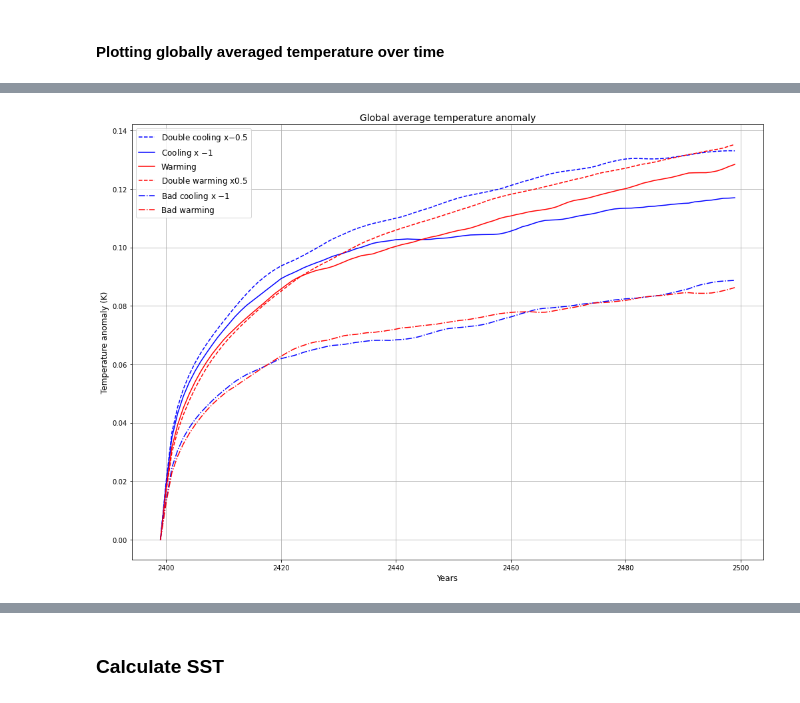
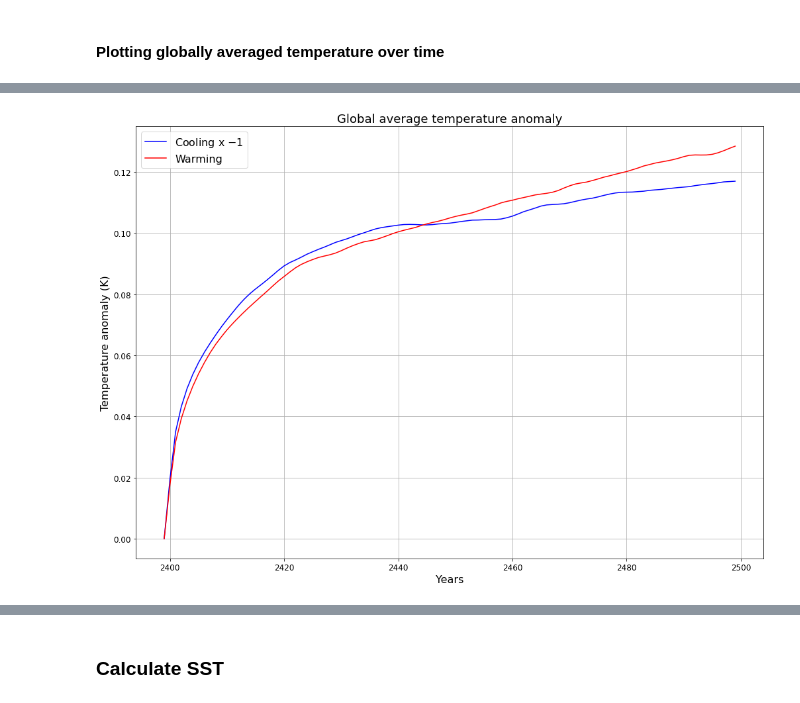
Before and after one commit to mpudig/HonoursThesis, a Jupyter notebook: ocean_heat_abrupt.ipynb, the cells around one changed output, grey strips where cells are left out. Cells and saved outputs as stored; diff of their text form; code cells hidden in the pictures.

```diff
--- a/ocean_heat_abrupt.ipynb
+++ b/ocean_heat_abrupt.ipynb
@@ -108,6 +71,6 @@ temp_coolx1 = cc.querying.getvar(expt, var, session, frequency = frequency).chun
 # %%
-expt = '1deg_jra55_ryf_rcp45cool_x2_spinup500'
-var = 'temp'
-frequency = '1 monthly'
-temp_coolx2 = cc.querying.getvar(expt, var, session, frequency = frequency).chunk(chunks='auto')
+expt = '1deg_jra55_ryf_RCPwarm_humid_x1'
+var = 'temp_global_ave'
+frequency = '1 daily'
+gat_warm = cc.querying.getvar(expt, var, session, frequency = frequency)[:-1].chunk(chunks='auto')
 # %%
@@ -293,4 +86,6 @@ temp_warm_RADonly_ave = (temp_warm_RADonly * dVol).sum(dim = ['xt_ocean', 'yt_oc
 # %%
-temp_cont_ave = temp_cont_ave.load()#.groupby('time.year').mean(dim='time').load()
-temp_step_test1_ave = temp_step_test1_ave.load()#.groupby('time.year').mean(dim='time').load()
-temp_step_test2_ave = temp_step_test2_ave.load()#.groupby('time.year').mean(dim='time').load()
+gat_cont = gat_cont.groupby('time.year').mean(dim='time').load()
+gat_cool = gat_cool.groupby('time.year').mean(dim='time').load()
+gat_warm = gat_warm.groupby('time.year').mean(dim='time').load()
+# gat_cool_x2 = gat_cool_x2.groupby('time.year').mean(dim='time').load()
+# gat_warm_x2 = gat_warm_x2.groupby('time.year').mean(dim='time').load()
@@ -367,33 +114,29 @@ Attributes:
 # %%
 plt.figure(figsize = (17,12))
 
 zero = xr.DataArray(data=[0], dims='year', coords={"year": [2399]})
+coolx1_anom_plot = xr.concat([zero, gat_cool - gat_cont], dim='year')
+warmx1_anom_plot = xr.concat([zero, gat_warm - gat_cont], dim='year')
+ave_anom_plot = xr.concat([zero, 0.5 * (-gat_cool + gat_warm)], dim='year')
+diff_anom_plot = xr.concat([zero, (1 * (gat_cool - gat_cont) + (gat_warm - gat_cont))], dim='year')
+#diff_anom_plot = xr.concat([zero, (1 * (gat_cool - gat_cont) + (gat_warm - gat_cont)) / (0.5 * (gat_cool + gat_warm - 2 * gat_cont)) ], dim='year')
+# coolx2_anom_plot = xr.concat([zero, gat_cool_x2 - gat_cont], dim='year')
+# warmx2_anom_plot = xr.concat([zero, gat_warm_x2 - gat_cont], dim='year')
 
-RCPcool_humid_x1_anom_plot = xr.concat([zero, temp_RCPcool_humid_x1_ave - temp_cont_ave], dim='year')
-RCPcool_humid_x2_anom_plot = xr.concat([zero, temp_RCPcool_humid_x2_ave - temp_cont_ave], dim='year')
-RCPwarm_humid_x1_anom_plot = xr.concat([zero, temp_RCPwarm_humid_x1_ave - temp_cont_ave], dim='year')
-RCPwarm_humid_x2_anom_plot = xr.concat([zero, temp_RCPwarm_humid_x2_ave - temp_cont_ave], dim='year')
+# (- 0.5 * coolx2_anom_plot).plot(label='Double cooling x $-0.5$', color = 'b', linestyle='--')
+(-1 * coolx1_anom_plot).plot(label='Cooling x $-1$', color = 'b')
+warmx1_anom_plot.plot(label='Warming', color = 'r')
+#ave_anom_plot.plot(label='Average anomaly', color = 'k', linestyle='--')
+#diff_anom_plot.plot(label='Difference in anomalies', color = 'k', linestyle='-.')
+# (0.5 * warmx2_anom_plot).plot(label='Double warming x $0.5$', color = 'r', linestyle='--')
 
-coolx1_anom_plot = xr.concat([zero, temp_coolx1_ave - temp_cont_ave], dim='year')
-coolx2_anom_plot = xr.concat([zero, temp_coolx2_ave - temp_cont_ave], dim='year')
-warmx1_anom_plot = xr.concat([zero, temp_warmx1_ave - temp_cont_ave], dim='year')
-warmx2_anom_plot = xr.concat([zero, temp_warmx2_ave - temp_cont_ave], dim='year')
-
-(- 0.5 * RCPcool_humid_x2_anom_plot).plot(label='Double cooling x$-0.5$', color = 'b', linestyle = '--')
-(- 1 * RCPcool_humid_x1_anom_plot).plot(label='Cooling x $-1$', color = 'b')
-RCPwarm_humid_x1_anom_plot.plot(label='Warming', color = 'r')
-(0.5 * RCPwarm_humid_x2_anom_plot).plot(label='Double warming x$0.5$', color = 'r', linestyle = '--')
-
-# (-0.5 * coolx2_anom_plot).plot(label='Double cooling x$-0.5$', color = 'b')
-(- 1 * coolx1_anom_plot).plot(label='Bad cooling x $-1$', color = 'b', linestyle = '-.')
-(warmx1_anom_plot).plot(label='Bad warming', color = 'r', linestyle = '-.')
-# (0.5 * warmx2_anom_plot).plot(label='Double warming x$0.5$', color = 'r')
-
-plt.title('Global average temperature anomaly', fontsize=14)
-plt.ylabel('Temperature anomaly (K)', fontsize=12)
-plt.xlabel('Years', fontsize=12)
-plt.legend(fontsize=12)
+plt.title('Global average temperature anomaly', fontsize=18)
+plt.ylabel('Temperature anomaly (K)', fontsize=16)
+plt.yticks(fontsize=12)
+plt.xlabel('Years', fontsize=16)
+plt.xticks(fontsize=12)
+plt.legend(fontsize=16, loc='best')
 plt.grid()
-#plt.savefig('global_average_temp.jpg')
+plt.savefig('ACCESS_gmt_step.jpg')
 # %% [output]
-[figure, old version]
+[figure, new version]
```
Also changed, not shown: parts of 78 cells of this notebook, 31 other files.
